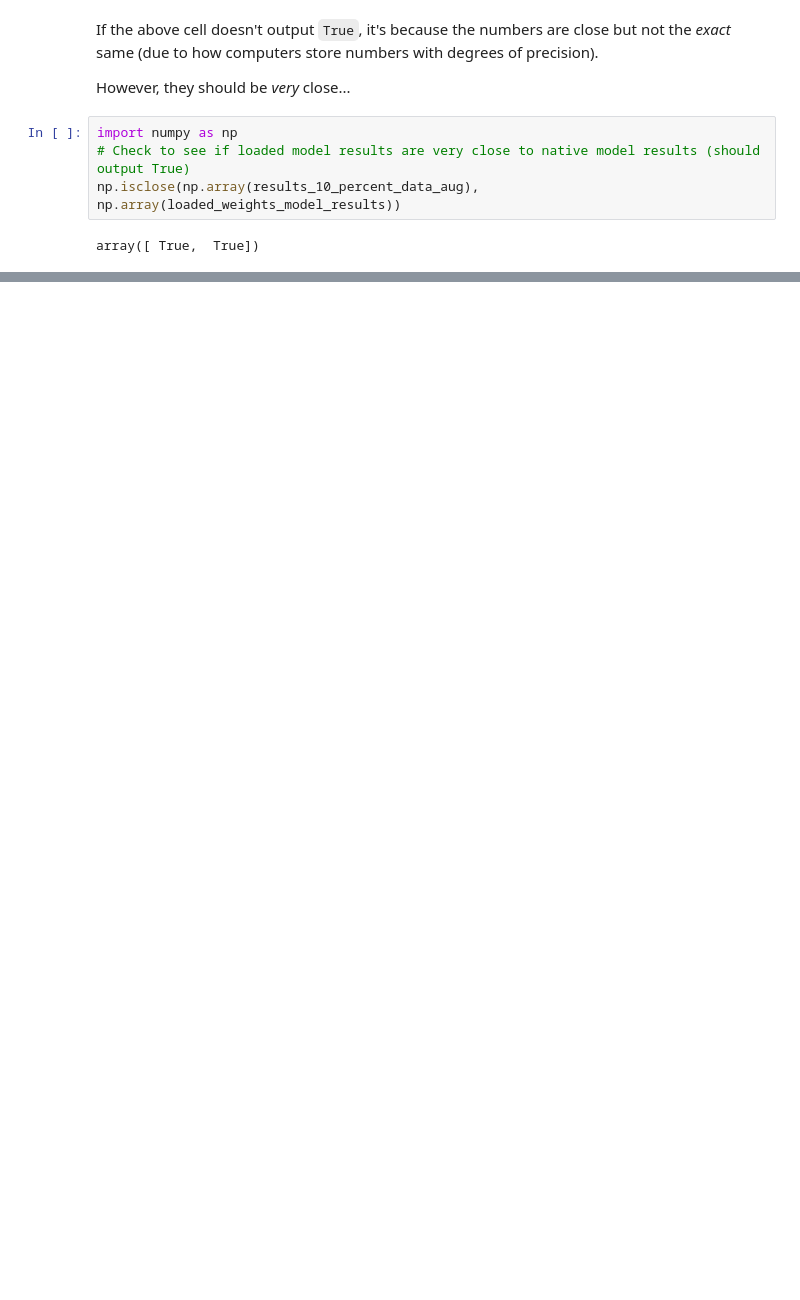
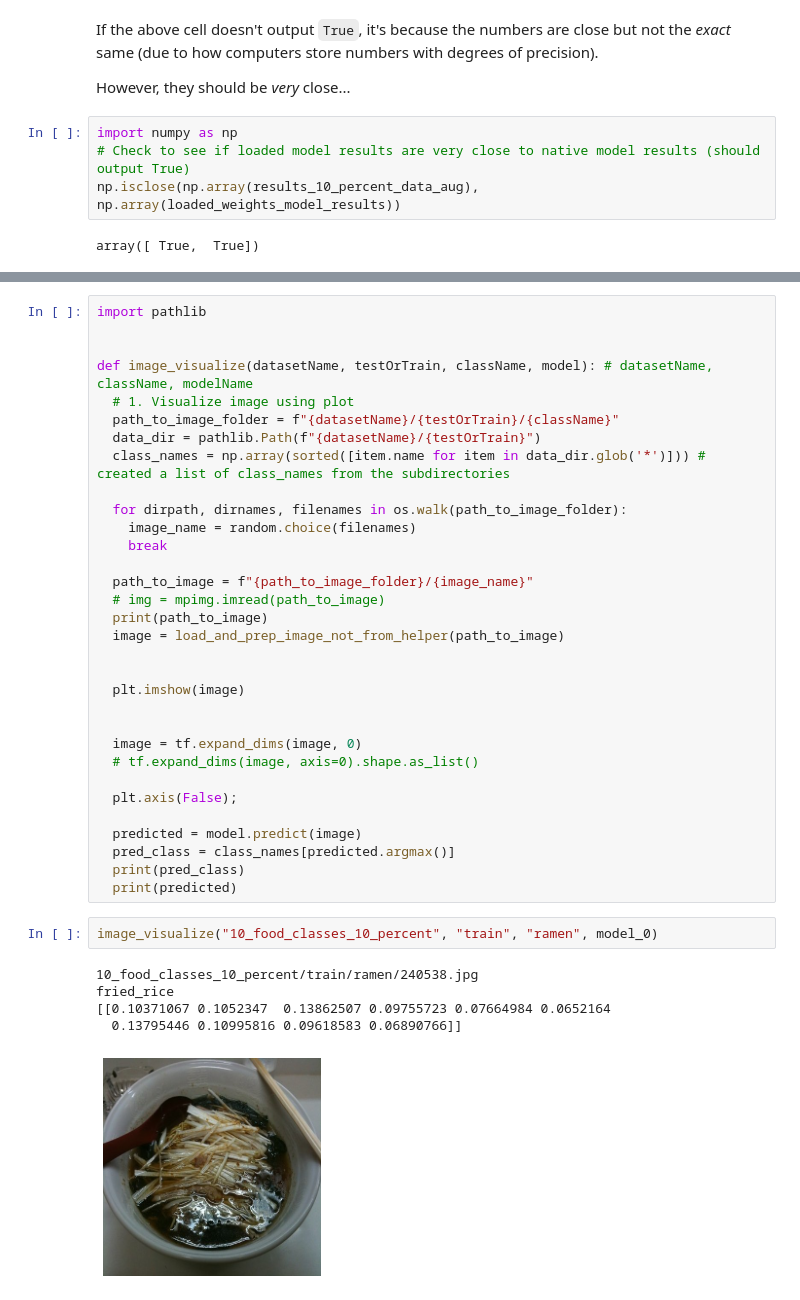
Before and after one commit to Nikitaion/TensorFlowLearning, a Jupyter notebook: 05_transfer_learning_in_tensorflow_part_2.ipynb, the cells around one changed output, grey strips where cells are left out. Cells and saved outputs as stored; diff of their text form; blank space fills up the shorter version.

```diff
--- a/05_transfer_learning_in_tensorflow_part_2.ipynb
+++ b/05_transfer_learning_in_tensorflow_part_2.ipynb
@@ -840,0 +1345,40 @@ We've verified our loaded model's performance, let's check out its layers.
+# %%
+import pathlib
+
+
+def image_visualize(datasetName, testOrTrain, className, model): # datasetName, className, modelName
+  # 1. Visualize image using plot
+  path_to_image_folder = f"{datasetName}/{testOrTrain}/{className}"
+  data_dir = pathlib.Path(f"{datasetName}/{testOrTrain}")
+  class_names = np.array(sorted([item.name for item in data_dir.glob('*')])) # created a list of class_names from the subdirectories
+
+  for dirpath, dirnames, filenames in os.walk(path_to_image_folder):
+    image_name = random.choice(filenames)
+    break
+
+  path_to_image = f"{path_to_image_folder}/{image_name}"
+  # img = mpimg.imread(path_to_image)
+  print(path_to_image)
+  image = load_and_prep_image_not_from_helper(path_to_image)
+
+
+  plt.imshow(image)
+
+
+  image = tf.expand_dims(image, 0)
+  # tf.expand_dims(image, axis=0).shape.as_list()
+
+  plt.axis(False);
+
+  predicted = model.predict(image)
+  pred_class = class_names[predicted.argmax()]
+  print(pred_class)
+  print(predicted)
+# %%
+image_visualize("10_food_classes_10_percent", "train", "ramen", model_0)
+# %% [output]
+10_food_classes_10_percent/train/ramen/240538.jpg
+fried_rice
+[[0.10371067 0.1052347  0.13862507 0.09755723 0.07664984 0.0652164
+  0.13795446 0.10995816 0.09618583 0.06890766]]
+[figure, added]
```
Also changed, not shown: parts of 70 cells of this notebook.
